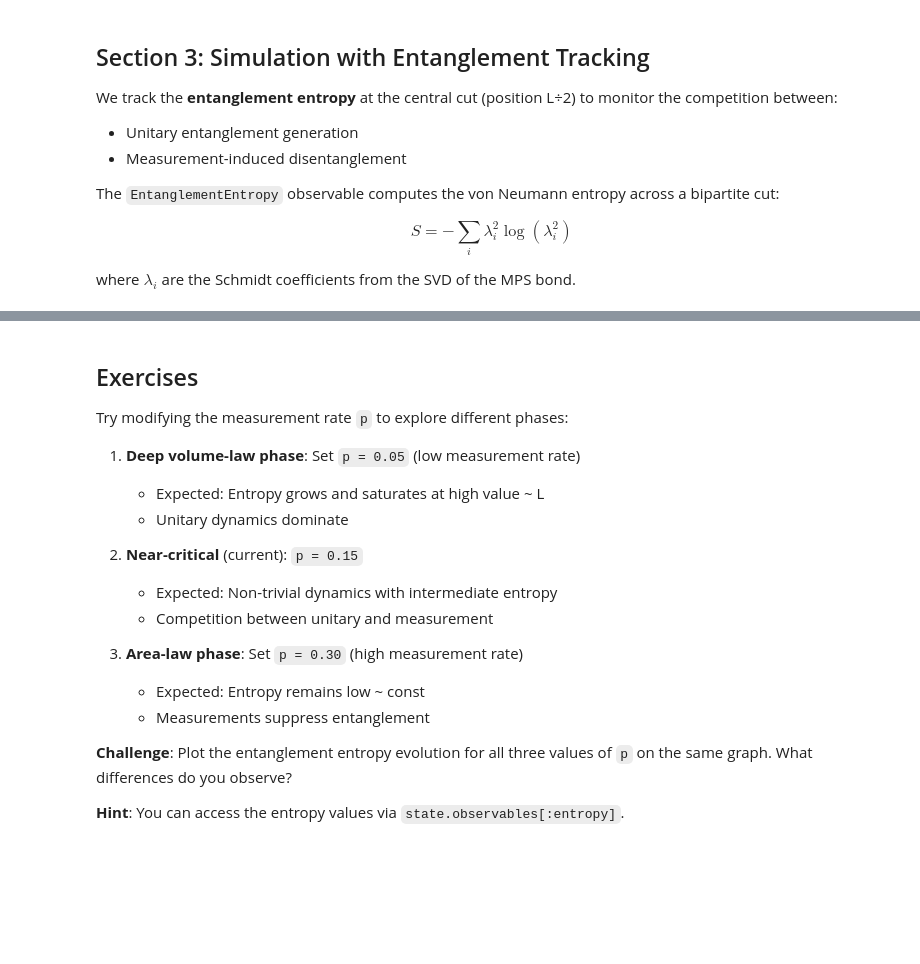
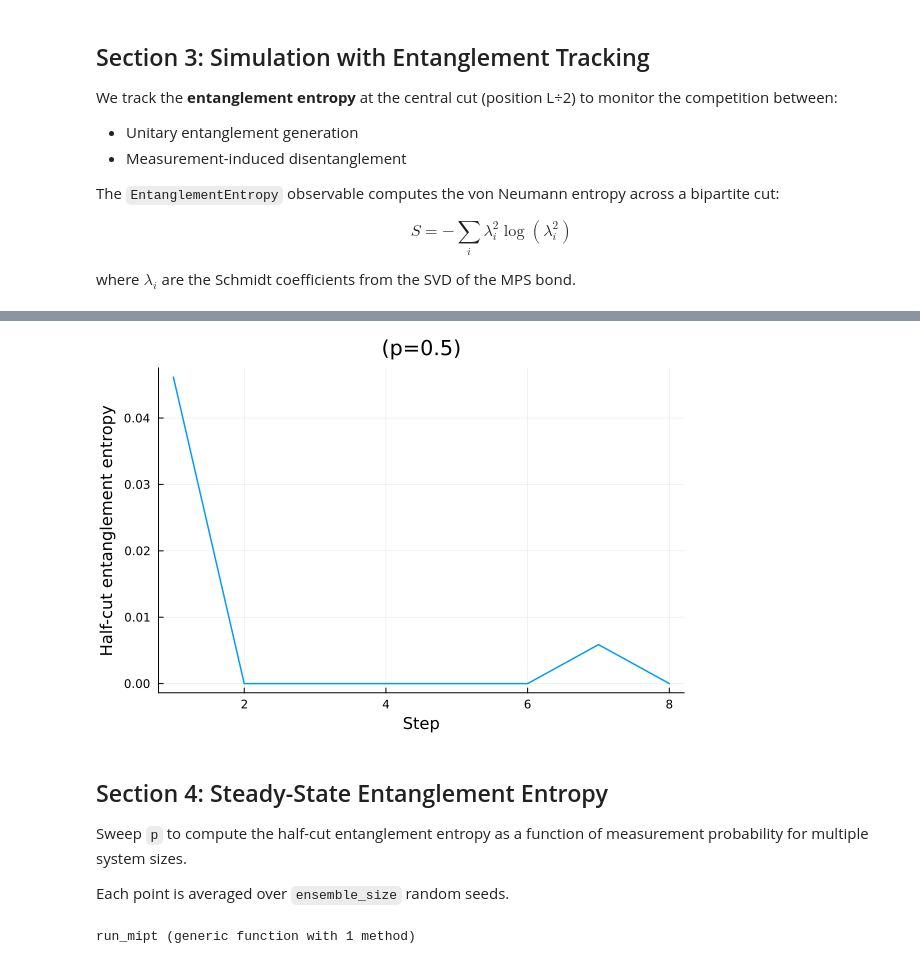
Before and after one commit to hainingpan/QuantumCircuitsMPS.jl, a Jupyter notebook: examples/mipt_example.ipynb, the cells around one changed output, grey strips where cells are left out. Cells and saved outputs as stored; diff of their text form; code cells hidden in the pictures; blank space fills up the shorter version.

Commit message:
clean up mipt_example.ipynb

```diff
--- a/examples/mipt_example.ipynb
+++ b/examples/mipt_example.ipynb
@@ -125,14 +104,11 @@ $$S = -\sum_i \lambda_i^2 \log(\lambda_i^2)$$
 
 where $\lambda_i$ are the Schmidt coefficients from the SVD of the MPS bond.
 # %%
-println("Running simulation...")
-println()
-
 # Create simulation state with RNG registry
 state = SimulationState(
     L=L,
     bc=bc,
-    rng=RNGRegistry(gates_spacetime=42, born_measurement=1, gates_realization=2)
+    rng=RNGRegistry(gates_spacetime=0, born_measurement=0, gates_realization=2)
 )
 
 # Initialize to product state |0⟩⊗L
@@ -142,7 +118,6 @@ initialize!(state, ProductState(binary_int=0))
 track!(state, :entropy => EntanglementEntropy(; cut=cut))
 
 # Run simulation: execute circuit n_steps times (n_circuits=n_steps)
-# The circuit has n_steps=1, so we run it n_steps times to get n_steps total timesteps
 simulate!(circuit, state; n_circuits=n_steps, record_when=:every_step)
 
 # Extract entropy values from state
@@ -225,20 +134,34 @@ Physical Interpretation:
-# %% [markdown]
-## Exercises
-
-Try modifying the measurement rate `p` to explore different phases:
-
-1. **Deep volume-law phase**: Set `p = 0.05` (low measurement rate)
-   - Expected: Entropy grows and saturates at high value ~ L
-   - Unitary dynamics dominate
-
-2. **Near-critical** (current): `p = 0.15`
-   - Expected: Non-trivial dynamics with intermediate entropy
-   - Competition between unitary and measurement
-
-3. **Area-law phase**: Set `p = 0.30` (high measurement rate)
-   - Expected: Entropy remains low ~ const
-   - Measurements suppress entanglement
-
-**Challenge**: Plot the entanglement entropy evolution for all three values of `p` on the same graph. What differences do you observe?
-
-**Hint**: You can access the entropy values via `state.observables[:entropy]`.
+# %%
+plot(entropy_vals, xlabel="Step", ylabel="Half-cut entanglement entropy", title="(p=$p)",
+     legend=false, lw=1.5)
+# %% [output]
+[figure, added]
+# %% [markdown]
+## Section 4: Steady-State Entanglement Entropy
+
+Sweep `p` to compute the half-cut entanglement entropy as a function of measurement probability for multiple system sizes.
+
+Each point is averaged over `ensemble_size` random seeds.
+# %%
+function run_mipt(; L, p, seed, bc=:periodic, n_steps=L, maxdim=1024)
+    circuit = Circuit(L=L, bc=bc, n_steps=2, p=p) do c
+        apply!(c, HaarRandom(), Bricklayer(:even))
+        apply_with_prob!(c; rng=:gates_spacetime, outcomes=[
+            (probability=c.params[:p], gate=Measurement(:Z), geometry=AllSites())
+        ])
+        apply!(c, HaarRandom(), Bricklayer(:odd))
+        apply_with_prob!(c; rng=:gates_spacetime, outcomes=[
+            (probability=c.params[:p], gate=Measurement(:Z), geometry=AllSites())
+        ])
+    end
+
+    state = SimulationState(L=L, bc=bc, maxdim=maxdim,
+        rng=RNGRegistry(gates_spacetime=seed, born_measurement=seed+100, gates_realization=seed+200))
+    initialize!(state, ProductState(binary_int=0))
+    track!(state, :entropy => EntanglementEntropy(; cut=L÷2))
+
+    simulate!(circuit, state; n_circuits=n_steps, record_when=:final_only)
+    return state.observables[:entropy][end]
+end
+# %% [output]
+run_mipt (generic function with 1 method)
```
Also changed, not shown: parts of 11 cells of this notebook, 1 other file.
